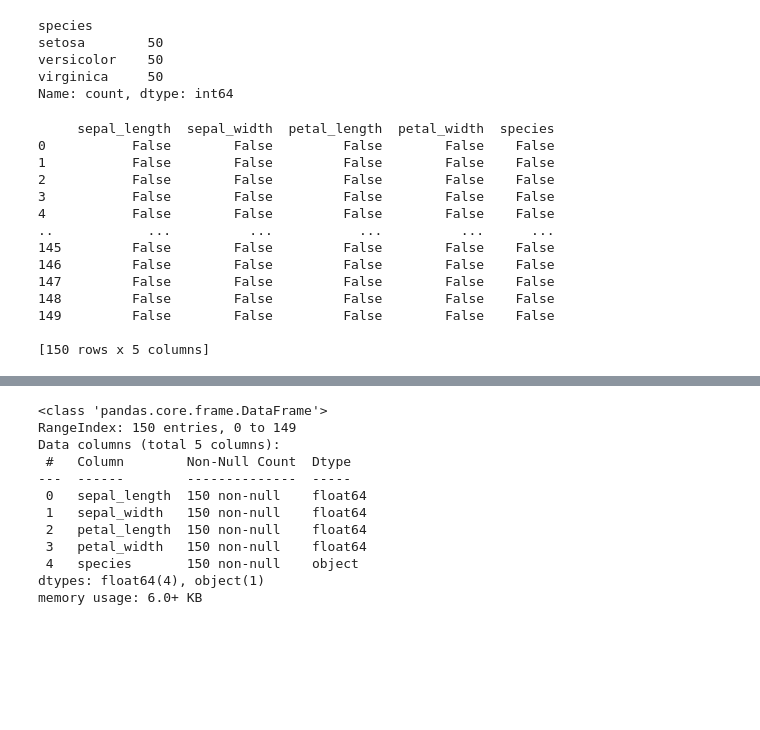
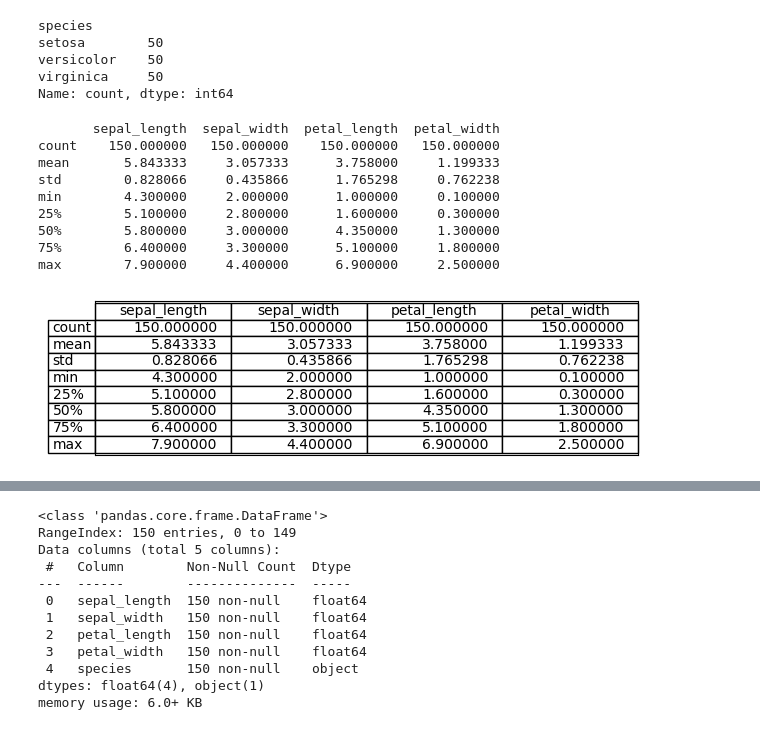
Before and after one commit to Grainne10/Pands-Project, a Jupyter notebook: analysis.ipynb, the cells around one changed output, grey strips where cells are left out. Drawn from its saved outputs; the diff is of its cells as text; code cells hidden in the pictures; blank space fills up the shorter version.

Commit message:
Create describe table in png format

```diff
--- a/analysis.ipynb
+++ b/analysis.ipynb
@@ -16,19 +20,37 @@ versicolor    50
 virginica     50
 Name: count, dtype: int64
 # %%
-print(df.isnull())
+print(df.describe())
 # %% [output]
-     sepal_length  sepal_width  petal_length  petal_width  species
-0           False        False         False        False    False
-1           False        False         False        False    False
-2           False        False         False        False    False
-3           False        False         False        False    False
-4           False        False         False        False    False
-..            ...          ...           ...          ...      ...
-145         False        False         False        False    False
-146         False        False         False        False    False
-147         False        False         False        False    False
-148         False        False         False        False    False
-149         False        False         False        False    False
-
-[150 rows x 5 columns]
+       sepal_length  sepal_width  petal_length  petal_width
+count    150.000000   150.000000    150.000000   150.000000
+mean       5.843333     3.057333      3.758000     1.199333
+std        0.828066     0.435866      1.765298     0.762238
+min        4.300000     2.000000      1.000000     0.100000
+25%        5.100000     2.800000      1.600000     0.300000
+50%        5.800000     3.000000      4.350000     1.300000
+75%        6.400000     3.300000      5.100000     1.800000
+max        7.900000     4.400000      6.900000     2.500000
+# %%
+# To save a table into a png file so it can be copied into the Readme file.
+
+from pandas.plotting import table
+
+df = pd.DataFrame()
+df['sepal_length'] = ['150.000000', '5.843333', '0.828066', '4.300000', '5.100000', '5.800000', '6.400000', '7.900000']
+df['sepal_width'] = ['150.000000', '3.057333', '0.435866', '2.000000', '2.800000', '3.000000', '3.300000', '4.400000']
+df['petal_length'] = ['150.000000', '3.758000', '1.765298', '1.000000', '1.600000', '4.350000', '5.100000', '6.900000']
+df['petal_width'] = ['150.000000', '1.199333', '0.762238', '0.100000', '0.300000', '1.300000', '1.800000', '2.500000']
+
+index = ['count', 'mean', 'std', 'min', '25%', '50%', '75%', 'max']
+df.index = index
+
+plt.figure(figsize=(7, 2))
+ax = plt.subplot(111, frame_on=True)
+ax.xaxis.set_visible(False)  # hide the x axis
+ax.yaxis.set_visible(False)  # hide the y axis
+table(ax, df, loc="center")  # where df is your data frame
+
+plt.savefig("describetable.png")
+# %% [output]
+[figure, added]
```
Also changed, not shown: parts of 5 cells of this notebook, 3 other files.
